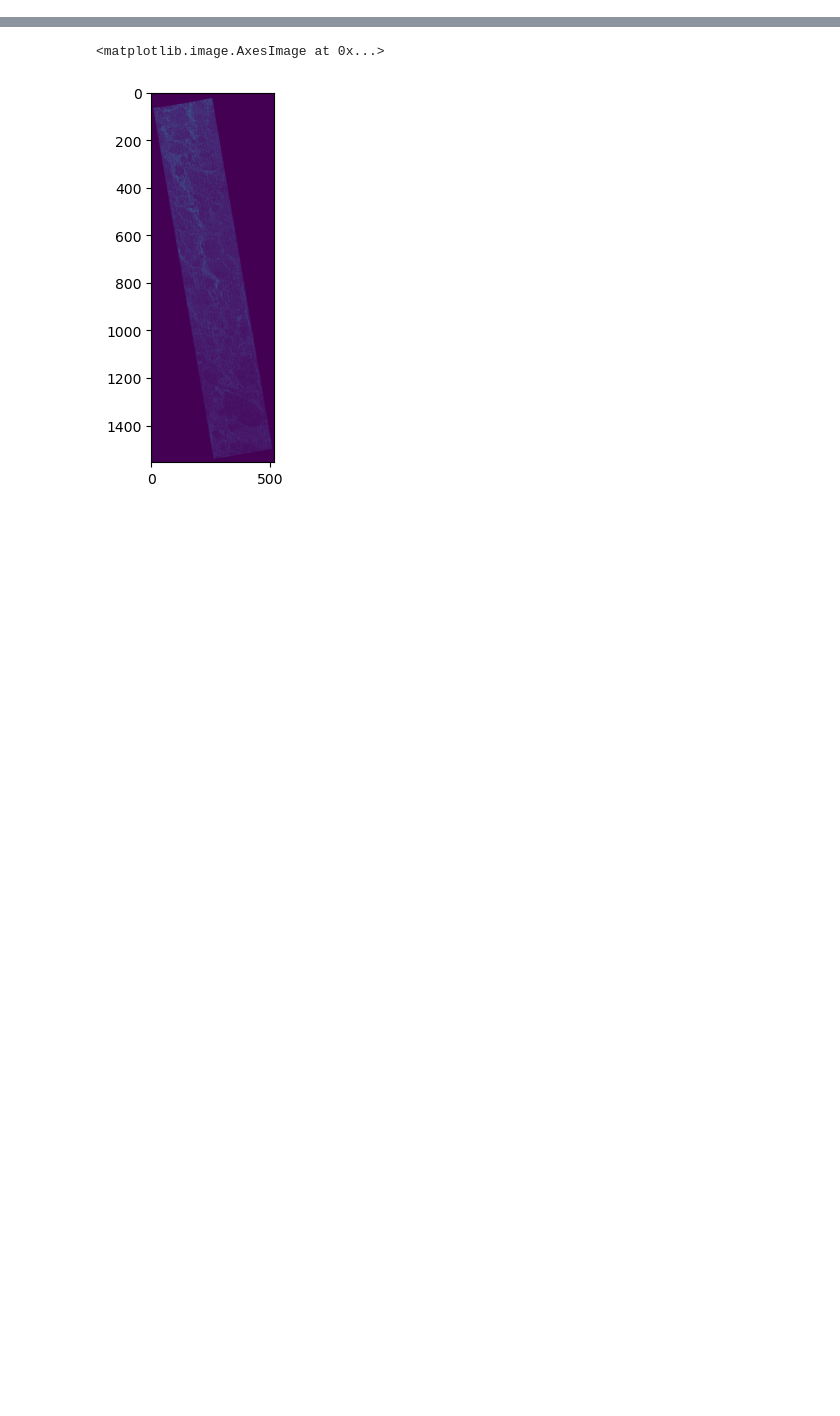
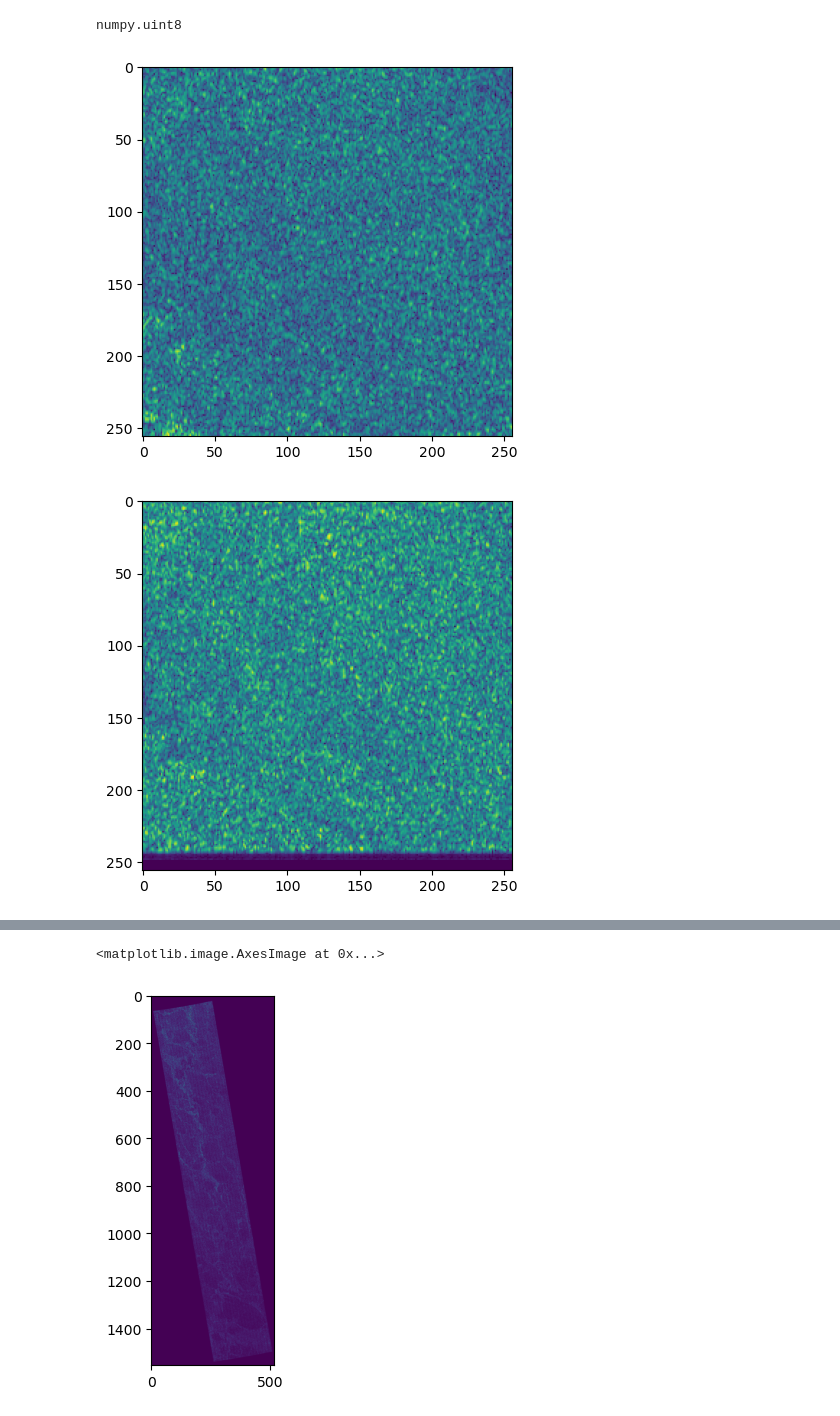
Before and after one commit to jw25-satgeo/IceTracker, a Jupyter notebook: playground.ipynb, the cells around one changed output, grey strips where cells are left out. Drawn from its saved outputs; the diff is of its cells as text; code cells hidden in the pictures; blank space fills up the shorter version.

```diff
--- a/playground.ipynb
+++ b/playground.ipynb
@@ -15,10 +33,28 @@ import numpy as np
+# %%
+#(0.195414 *78.8835  + (1 - 0.195414)*78.901)-78.897422
+np.uint8
+# %% [output]
+numpy.uint8
 # %%
 #path = '/mnt/h/data_IceTracker_2020m1/300234066532030/20200126T180844/src.tiff'
-path = '/mnt/d/data_IceTracker_2020m1/174637/20200101T051701/src_pln.tiff'
-ds_i = gdal.Open(path)
-ds_i = ds_i.GetRasterBand(1).ReadAsArray()
+pdir = '/mnt/d/data_IceTracker_2020m1/174637'
+
+for i in range(len(os.listdir(pdir))):
+    if ('.pickle' in os.listdir(pdir)[i]): continue
+    path = os.path.join(pdir, os.listdir(pdir)[i], 'tgt_pln.tiff')
+    ds_i = gdal.Open(path)
+    ds_i = ds_i.GetRasterBand(1).ReadAsArray()
+    plt.imshow((np.abs(ds_i))**0.5); plt.show()
+
+    #path = os.path.join(pdir, os.listdir(pdir)[i], 'src.tiff')
+    #ds_i = gdal.Open(path)
+    #ds_i = ds_i.GetRasterBand(2).ReadAsArray()[:128,:128]
+    #plt.imshow(np.abs(ds_i)); plt.show()
 
 #path2 = '/mnt/h/data_IceTracker_2020m1/300234066532030/20200126T180844/src_grd.tiff'
 #path2 = '/mnt/d/data_IceTracker_2020m1/174637/20200101T051701/src_pln.tiff'
 #plt.imshow()
 #ds_o = gdal.Open(path2)
+# %% [output]
+[figure, added]
+[figure, added]
```
Also changed, not shown: parts of 3 cells of this notebook, 2 other files.
